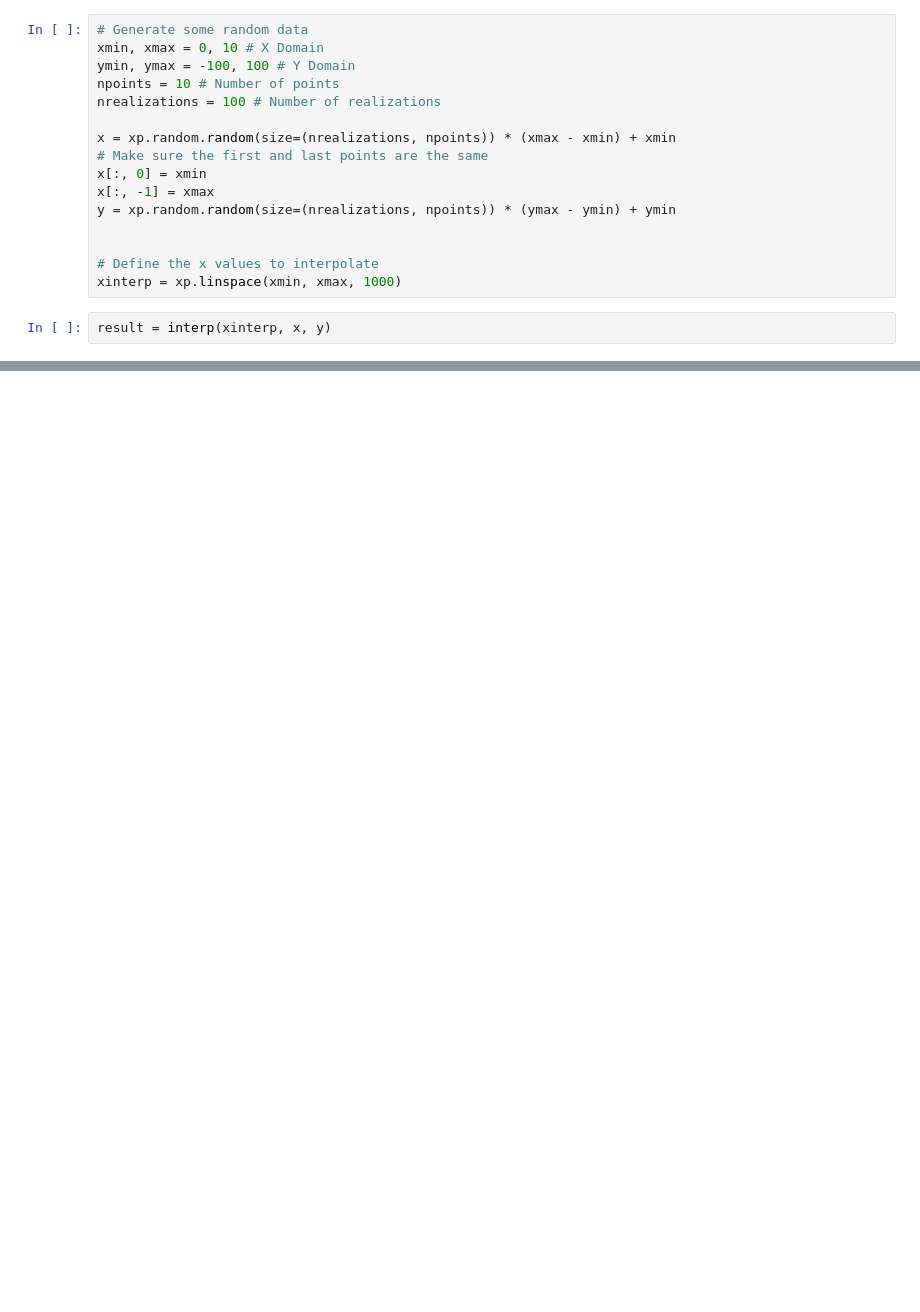
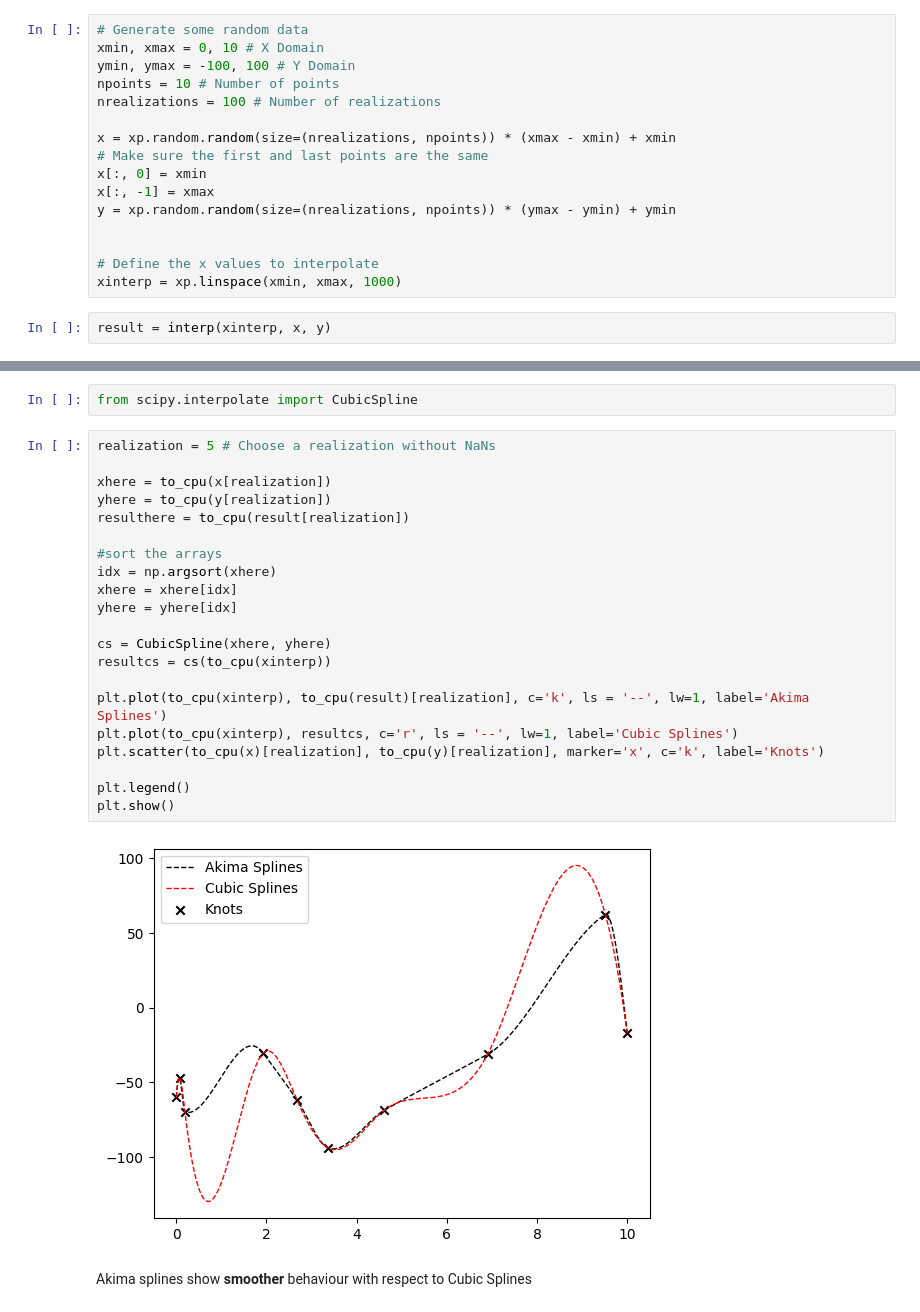
Before and after one commit to asantini29/CudAkima, a Jupyter notebook: examples/tutorial.ipynb, the cells around one changed output, grey strips where cells are left out. Drawn from its saved outputs; the diff is of its cells as text; blank space fills up the shorter version.

```diff
--- a/examples/tutorial.ipynb
+++ b/examples/tutorial.ipynb
@@ -45,0 +92,27 @@ plt.show()
+# %%
+from scipy.interpolate import CubicSpline
+# %%
+realization = 5 # Choose a realization without NaNs
+
+xhere = to_cpu(x[realization])
+yhere = to_cpu(y[realization])
+resulthere = to_cpu(result[realization])
+
+#sort the arrays
+idx = np.argsort(xhere)
+xhere = xhere[idx]
+yhere = yhere[idx]
+
+cs = CubicSpline(xhere, yhere)
+resultcs = cs(to_cpu(xinterp))
+
+plt.plot(to_cpu(xinterp), to_cpu(result)[realization], c='k', ls = '--', lw=1, label='Akima Splines')
+plt.plot(to_cpu(xinterp), resultcs, c='r', ls = '--', lw=1, label='Cubic Splines')
+plt.scatter(to_cpu(x)[realization], to_cpu(y)[realization], marker='x', c='k', label='Knots')
+
+plt.legend()
+plt.show()
+# %% [output]
+[figure, added]
+# %% [markdown]
+Akima splines show **smoother** behaviour with respect to Cubic Splines
```
Also changed, not shown: parts of 10 cells of this notebook.
